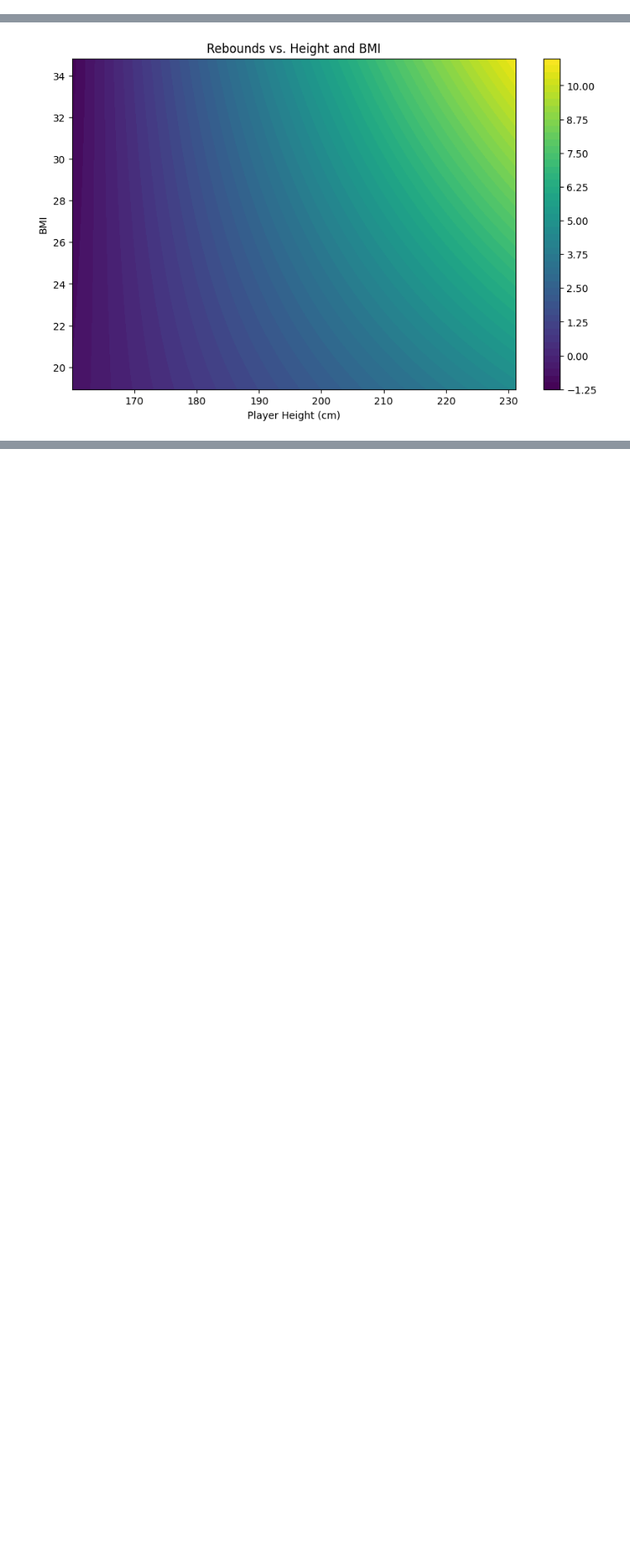
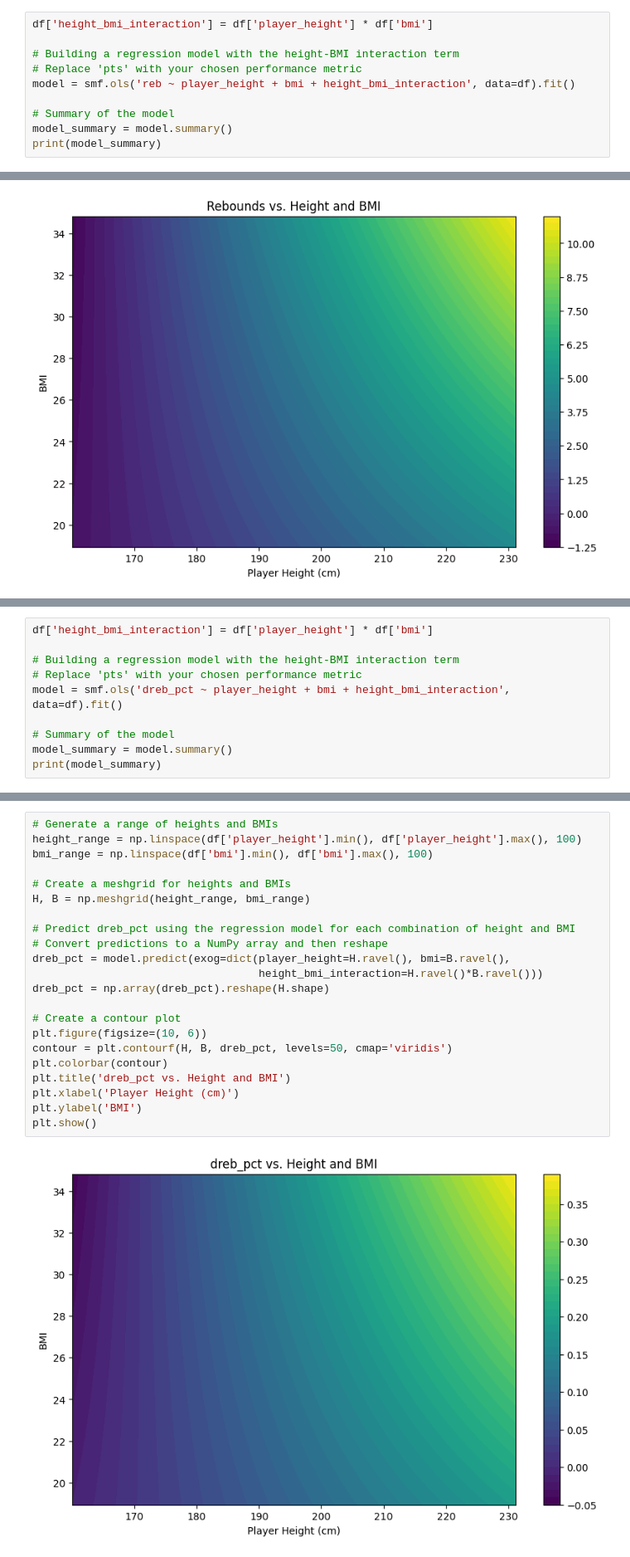
Before and after one commit to ChuanCheLin/NBA-Height-and-Weight-Analysis, a Jupyter notebook: InteractionEffectsAnalysis.ipynb, the cells around one changed output, grey strips where cells are left out. Shown at 83% size. Saved outputs shown, nothing was run; the diff lists cells and outputs as text; blank space fills up the shorter version.

Commit message:
Add interaction analysis with defensive rebound percentage

```diff
--- a/InteractionEffectsAnalysis.ipynb
+++ b/InteractionEffectsAnalysis.ipynb
@@ -133,3 +135,13 @@ The significant and positive interaction term supports the idea that the relatio
 # %% [markdown]
 #### Conclusions:
 The results support the hypothesis in the context of rebounds: the benefit of a higher BMI on rebounding performance appears to vary with player height.
+# %%
+df['height_bmi_interaction'] = df['player_height'] * df['bmi']
+
+# Building a regression model with the height-BMI interaction term
+# Replace 'pts' with your chosen performance metric
+model = smf.ols('reb ~ player_height + bmi + height_bmi_interaction', data=df).fit()
+
+# Summary of the model
+model_summary = model.summary()
+print(model_summary)
@@ -166,0 +199,10 @@ The impact of BMI on rebounds, while present, is more subtle and nuanced, which
+# %%
+df['height_bmi_interaction'] = df['player_height'] * df['bmi']
+
+# Building a regression model with the height-BMI interaction term
+# Replace 'pts' with your chosen performance metric
+model = smf.ols('dreb_pct ~ player_height + bmi + height_bmi_interaction', data=df).fit()
+
+# Summary of the model
+model_summary = model.summary()
+print(model_summary)
@@ -166,0 +232,24 @@ The impact of BMI on rebounds, while present, is more subtle and nuanced, which
+# %%
+# Generate a range of heights and BMIs
+height_range = np.linspace(df['player_height'].min(), df['player_height'].max(), 100)
+bmi_range = np.linspace(df['bmi'].min(), df['bmi'].max(), 100)
+
+# Create a meshgrid for heights and BMIs
+H, B = np.meshgrid(height_range, bmi_range)
+
+# Predict dreb_pct using the regression model for each combination of height and BMI
+# Convert predictions to a NumPy array and then reshape
+dreb_pct = model.predict(exog=dict(player_height=H.ravel(), bmi=B.ravel(),
+                                   height_bmi_interaction=H.ravel()*B.ravel()))
+dreb_pct = np.array(dreb_pct).reshape(H.shape)
+
+# Create a contour plot
+plt.figure(figsize=(10, 6))
+contour = plt.contourf(H, B, dreb_pct, levels=50, cmap='viridis')
+plt.colorbar(contour)
+plt.title('dreb_pct vs. Height and BMI')
+plt.xlabel('Player Height (cm)')
+plt.ylabel('BMI')
+plt.show()
+# %% [output]
+[figure, added]
```
Also changed, not shown: parts of 11 cells of this notebook, 3 other files.
